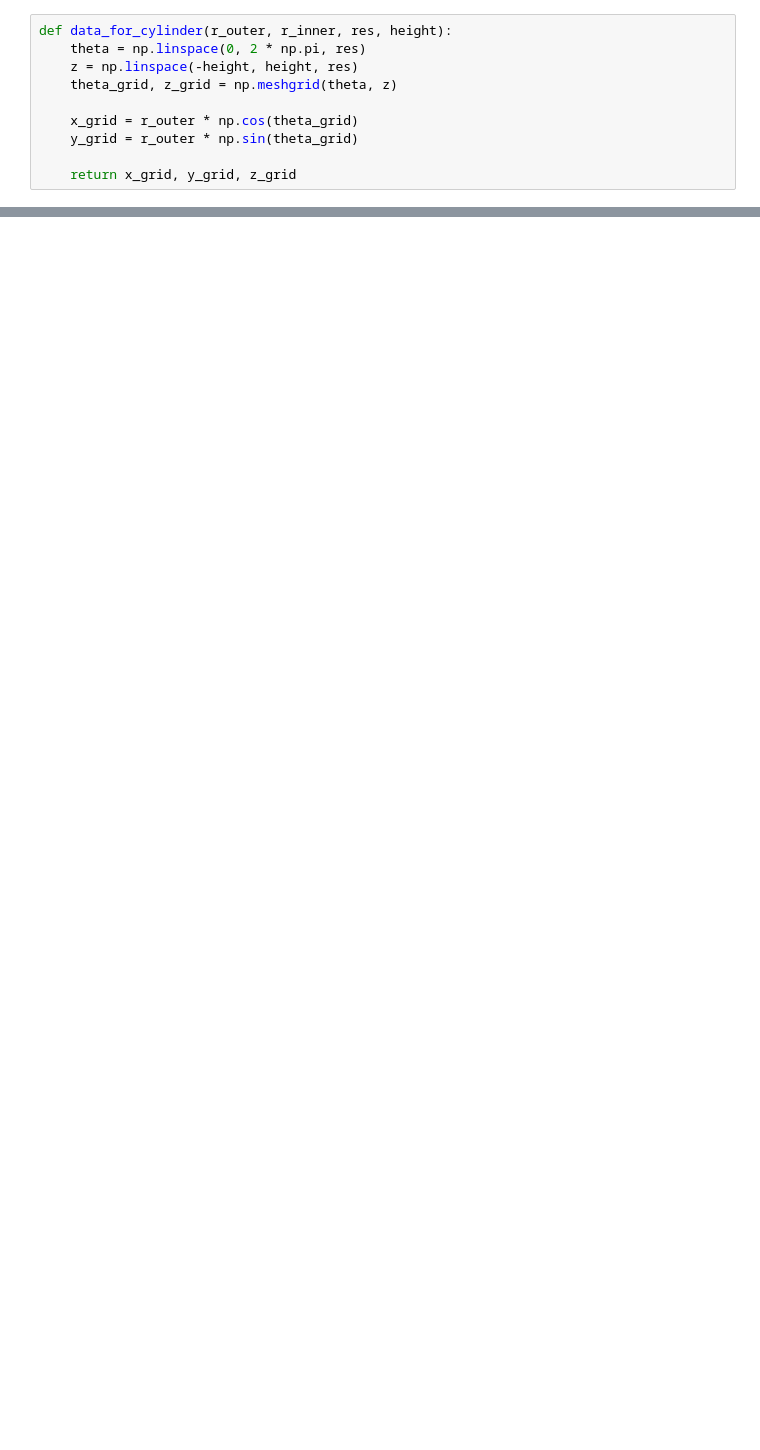
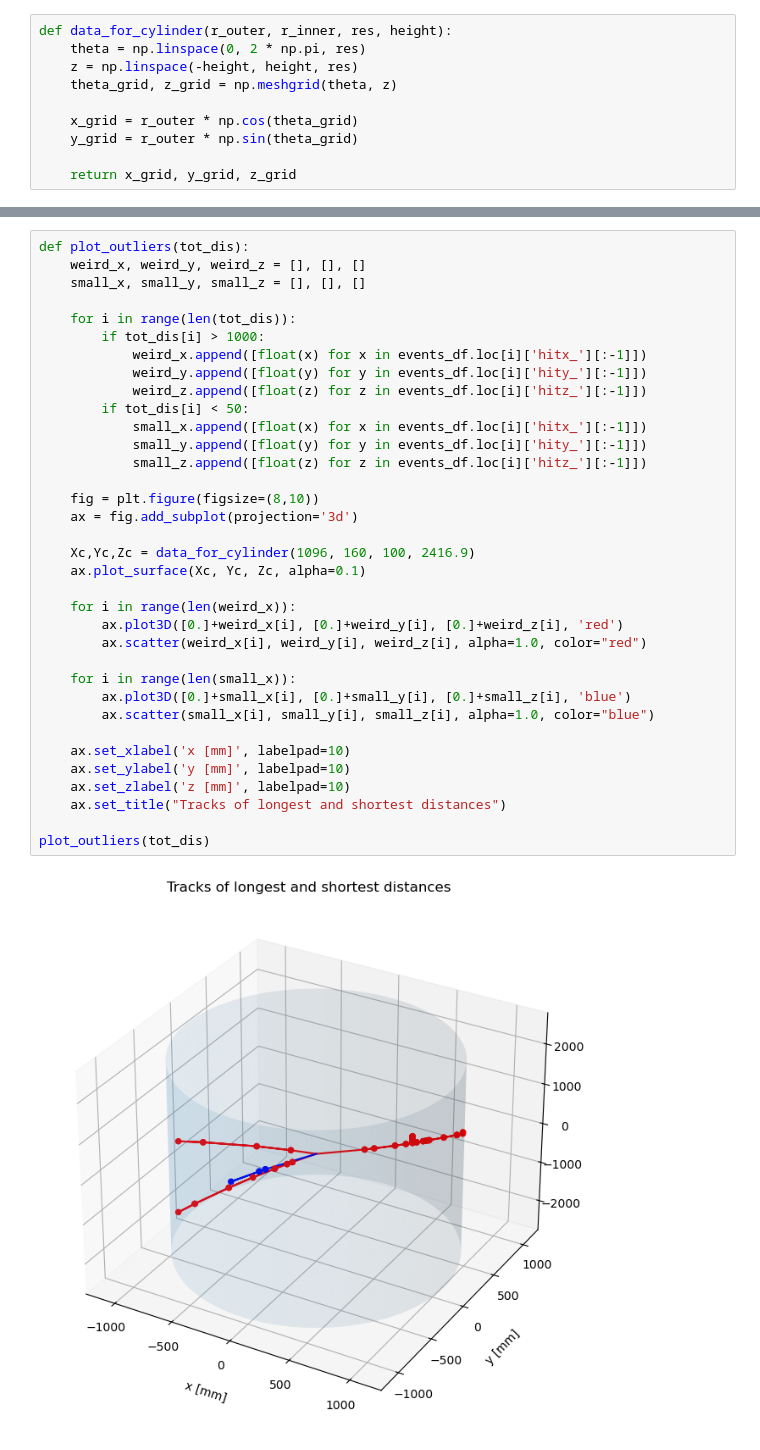
Before and after one commit to JayPRobertson/Belle-II, a Jupyter notebook: Python/geant4_data_analysis.ipynb, the cells around one changed output, grey strips where cells are left out. Cells and saved outputs as stored; diff of their text form; blank space fills up the shorter version.

```diff
--- a/Python/geant4_data_analysis.ipynb
+++ b/Python/geant4_data_analysis.ipynb
@@ -69,0 +120,37 @@ Text(0.5, 0, 'hitz [mm]')
+# %%
+def plot_outliers(tot_dis):
+    weird_x, weird_y, weird_z = [], [], []
+    small_x, small_y, small_z = [], [], []
+
+    for i in range(len(tot_dis)):
+        if tot_dis[i] > 1000:
+            weird_x.append([float(x) for x in events_df.loc[i]['hitx_'][:-1]])
+            weird_y.append([float(y) for y in events_df.loc[i]['hity_'][:-1]])
+            weird_z.append([float(z) for z in events_df.loc[i]['hitz_'][:-1]])
+        if tot_dis[i] < 50:
+            small_x.append([float(x) for x in events_df.loc[i]['hitx_'][:-1]])
+            small_y.append([float(y) for y in events_df.loc[i]['hity_'][:-1]])
+            small_z.append([float(z) for z in events_df.loc[i]['hitz_'][:-1]])
+
+    fig = plt.figure(figsize=(8,10))
+    ax = fig.add_subplot(projection='3d')
+
+    Xc,Yc,Zc = data_for_cylinder(1096, 160, 100, 2416.9)
+    ax.plot_surface(Xc, Yc, Zc, alpha=0.1)
+
+    for i in range(len(weird_x)):
+        ax.plot3D([0.]+weird_x[i], [0.]+weird_y[i], [0.]+weird_z[i], 'red')
+        ax.scatter(weird_x[i], weird_y[i], weird_z[i], alpha=1.0, color="red")
+
+    for i in range(len(small_x)):
+        ax.plot3D([0.]+small_x[i], [0.]+small_y[i], [0.]+small_z[i], 'blue')
+        ax.scatter(small_x[i], small_y[i], small_z[i], alpha=1.0, color="blue")
+
+    ax.set_xlabel('x [mm]', labelpad=10)
+    ax.set_ylabel('y [mm]', labelpad=10)
+    ax.set_zlabel('z [mm]', labelpad=10)
+    ax.set_title("Tracks of longest and shortest distances")
+
+plot_outliers(tot_dis)
+# %% [output]
+[figure, added]
```
Also changed, not shown: parts of 3 cells of this notebook, 5 other files.
